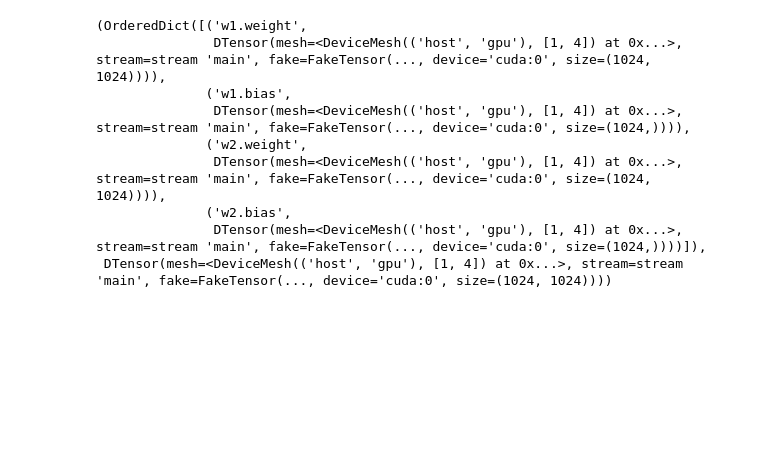
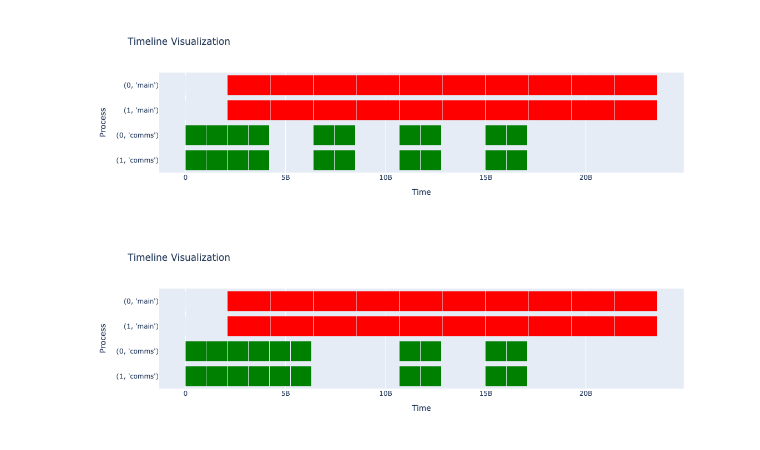
Before and after one commit to zdevito/single_controller, a Jupyter notebook: hyperion/fsdp_demo.ipynb, the cells around one changed output. Cells and saved outputs as stored; diff of their text form; code cells hidden in the pictures; blank space fills up the shorter version.

```diff
--- a/hyperion/fsdp_demo.ipynb
+++ b/hyperion/fsdp_demo.ipynb
@@ -104,12 +90,0 @@ ipdb>  exit
-# %%
-bw_call(out)
-# %% [output]
-(OrderedDict([('w1.weight',
-               DTensor(mesh=<DeviceMesh(('host', 'gpu'), [1, 4]) at 0x...>, stream=stream 'main', fake=FakeTensor(..., device='cuda:0', size=(1024, 1024)))),
-              ('w1.bias',
-               DTensor(mesh=<DeviceMesh(('host', 'gpu'), [1, 4]) at 0x...>, stream=stream 'main', fake=FakeTensor(..., device='cuda:0', size=(1024,)))),
-              ('w2.weight',
-               DTensor(mesh=<DeviceMesh(('host', 'gpu'), [1, 4]) at 0x...>, stream=stream 'main', fake=FakeTensor(..., device='cuda:0', size=(1024, 1024)))),
-              ('w2.bias',
-               DTensor(mesh=<DeviceMesh(('host', 'gpu'), [1, 4]) at 0x...>, stream=stream 'main', fake=FakeTensor(..., device='cuda:0', size=(1024,))))]),
- DTensor(mesh=<DeviceMesh(('host', 'gpu'), [1, 4]) at 0x...>, stream=stream 'main', fake=FakeTensor(..., device='cuda:0', size=(1024, 1024))))
@@ -117,0 +91,14 @@ mlp(x).sum().backward()
+# %%
+run_fsdp_with_delay(num_layers=5, fsdp_buffer_size=1)
+from controller.simulator import simulate_commands, chrome_events, visualize_events, analyze_events
+events = simulate_commands(device_mesh.ctrl.backend.worker_commands)
+visualize_events(events)
+# %% [output]
+[figure, added]
+# %%
+run_fsdp_with_delay(num_layers=5, fsdp_buffer_size=2)
+from controller.simulator import simulate_commands, chrome_events, visualize_events, analyze_events
+events = simulate_commands(device_mesh.ctrl.backend.worker_commands)
+visualize_events(events)
+# %% [output]
+[figure, added]
```
Also changed, not shown: parts of 5 cells of this notebook, 1 other file.
